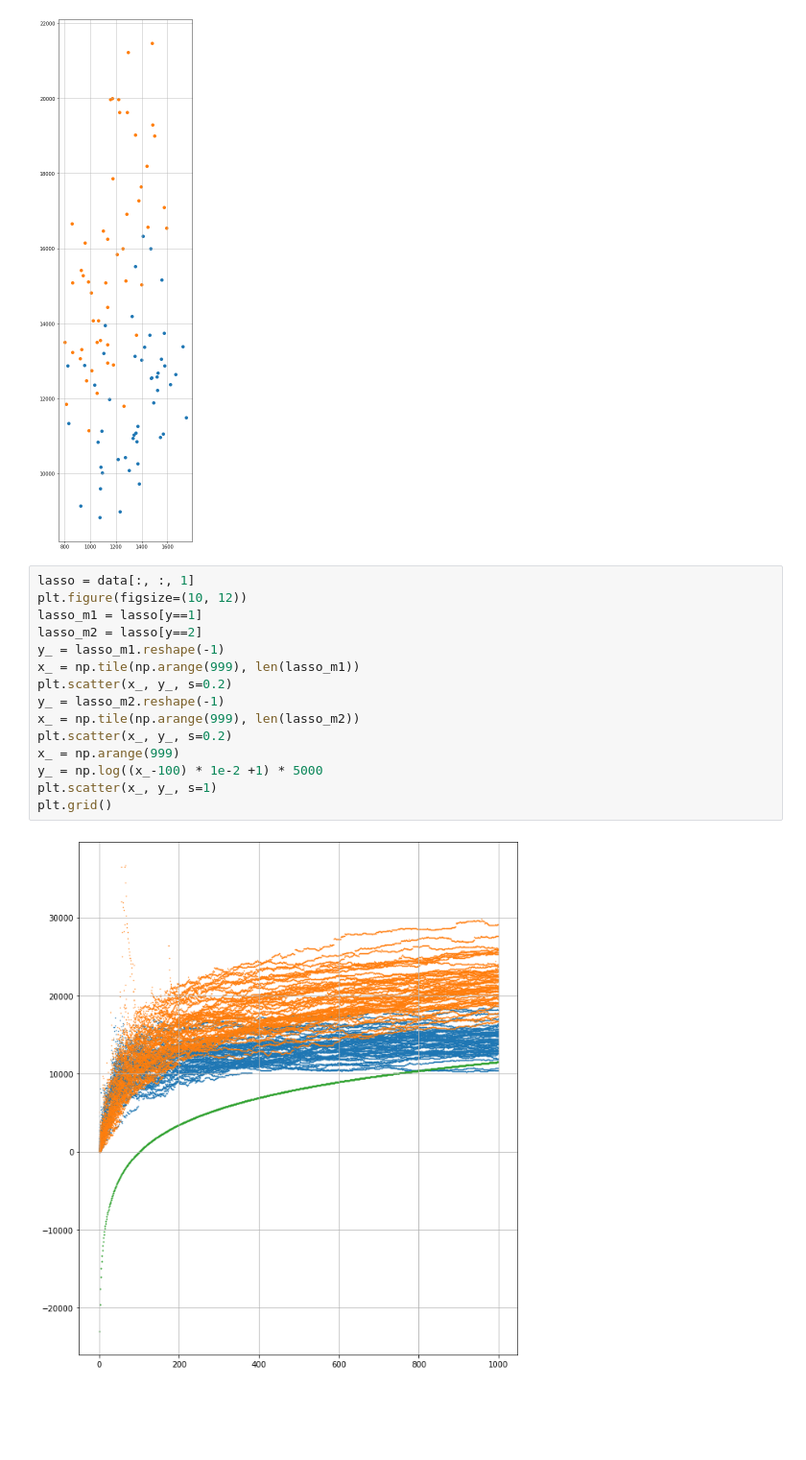
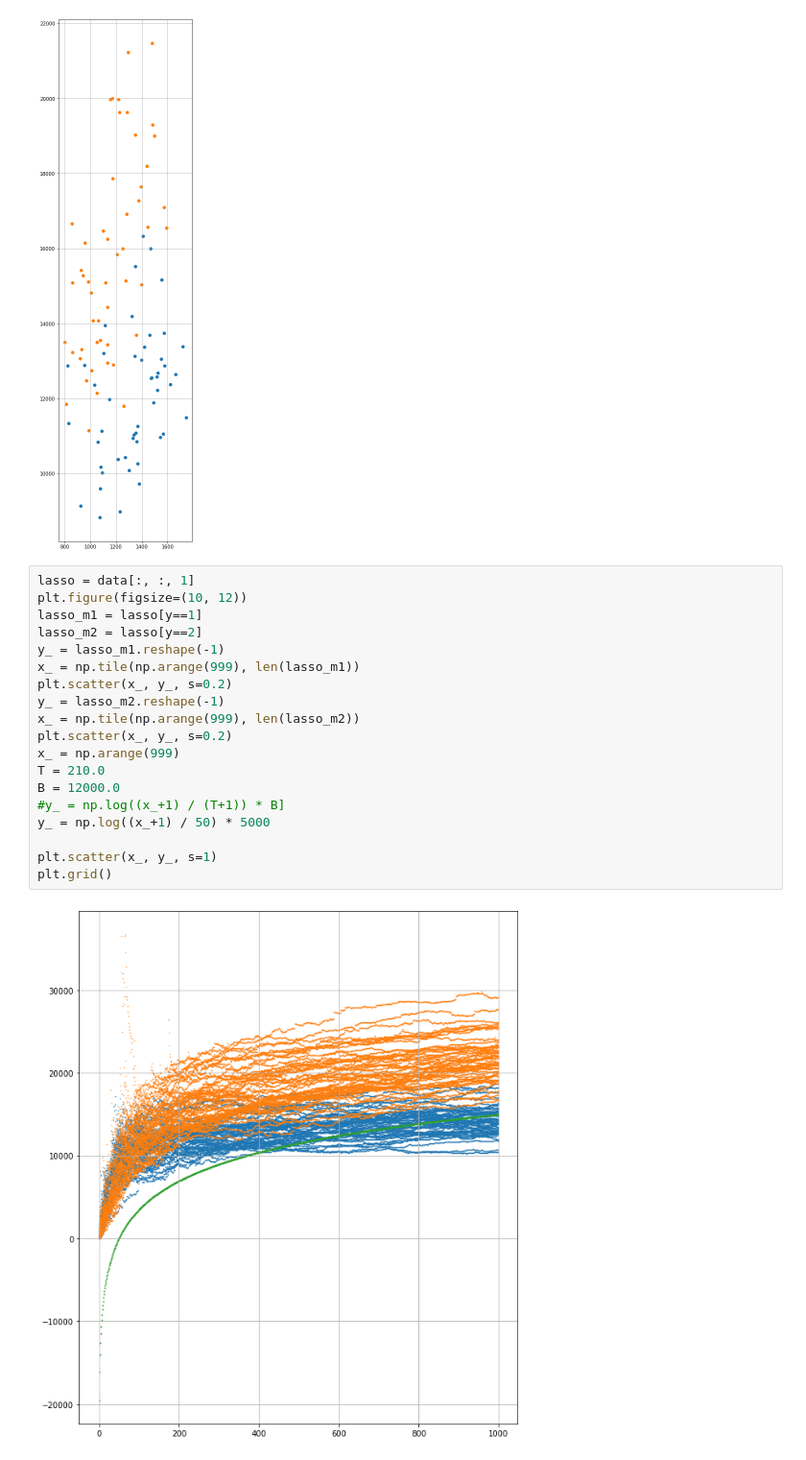
Before and after one commit to Lgeu/ahc003, a Jupyter notebook: exp006_stats/lambda100.ipynb, the cells around one changed output. Shown at 96% size. Cells and saved outputs as stored; diff of their text form; blank space fills up the shorter version.

```diff
--- a/exp006_stats/lambda100.ipynb
+++ b/exp006_stats/lambda100.ipynb
@@ -133,17 +133,21 @@ plt.grid()
 # %%
 lasso = data[:, :, 1]
 plt.figure(figsize=(10, 12))
 lasso_m1 = lasso[y==1]
 lasso_m2 = lasso[y==2]
 y_ = lasso_m1.reshape(-1)
 x_ = np.tile(np.arange(999), len(lasso_m1))
 plt.scatter(x_, y_, s=0.2)
 y_ = lasso_m2.reshape(-1)
 x_ = np.tile(np.arange(999), len(lasso_m2))
 plt.scatter(x_, y_, s=0.2)
 x_ = np.arange(999)
-y_ = np.log((x_-100) * 1e-2 +1) * 5000
+T = 210.0
+B = 12000.0
+#y_ = np.log((x_+1) / (T+1)) * B]
+y_ = np.log((x_+1) / 50) * 5000
+
 plt.scatter(x_, y_, s=1)
 plt.grid()
 # %% [output]
-[figure, old version]
+[figure, new version]
```
Also changed, not shown: 8 other files.
